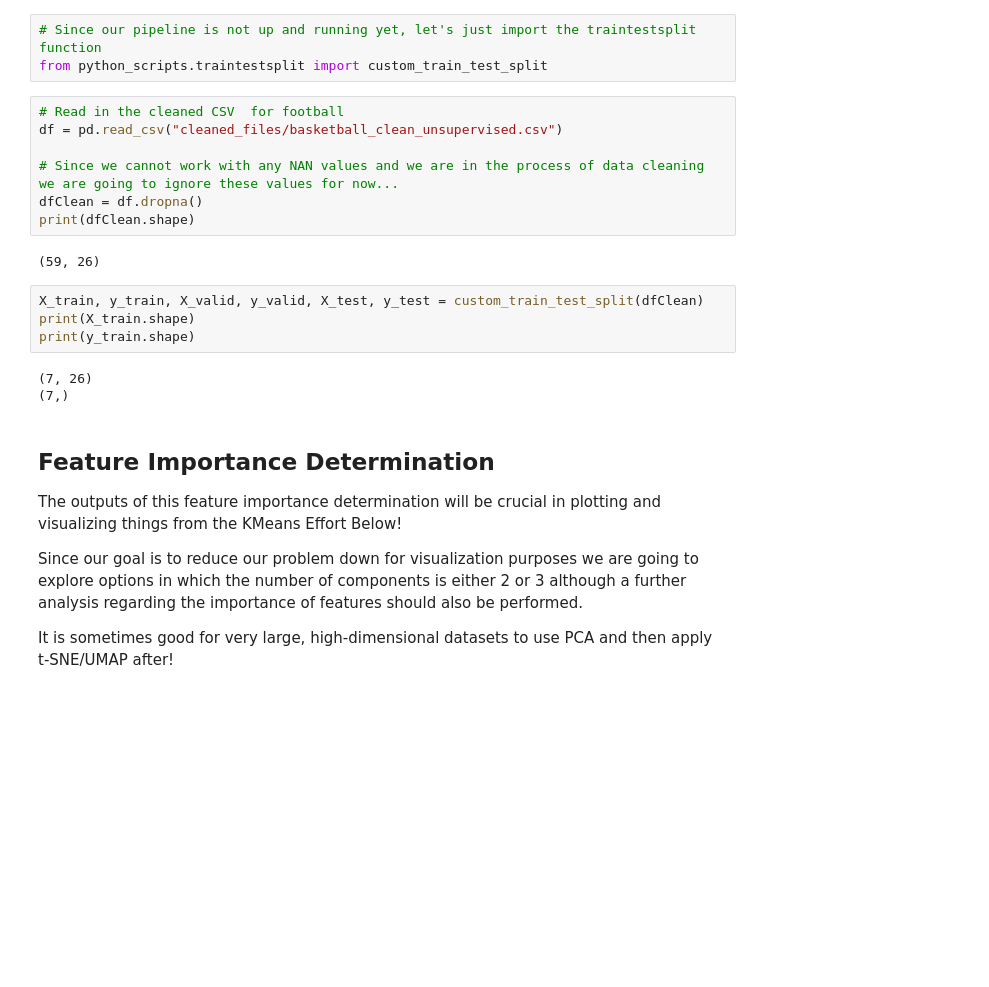
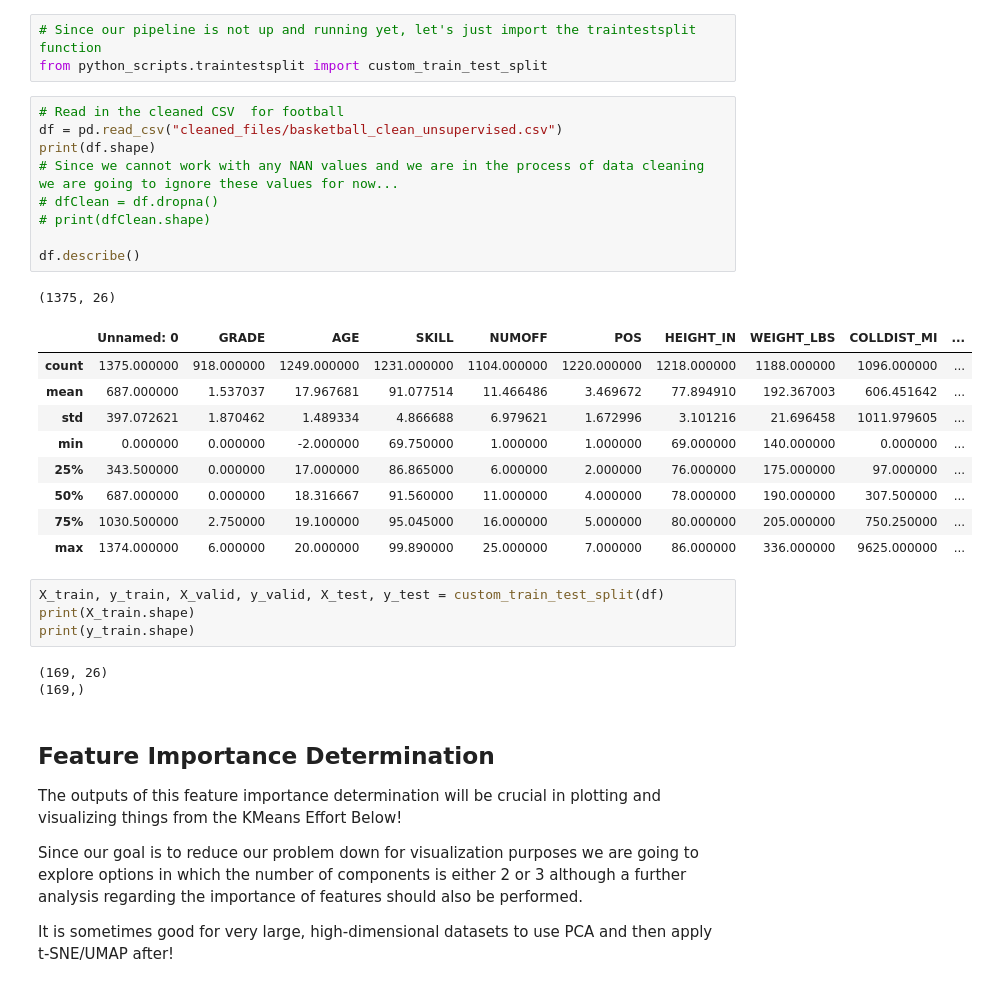
Before and after one commit to mvizzini951/MS2_NIL, a Jupyter notebook: unsupervised.ipynb, the cells around one changed output. Saved outputs shown, nothing was run; the diff lists cells and outputs as text; blank space fills up the shorter version.

```diff
--- a/unsupervised.ipynb
+++ b/unsupervised.ipynb
@@ -23,19 +23,30 @@ from python_scripts.traintestsplit import custom_train_test_split
 # %%
 # Read in the cleaned CSV  for football
 df = pd.read_csv("cleaned_files/basketball_clean_unsupervised.csv")
+print(df.shape)
+# Since we cannot work with any NAN values and we are in the process of data cleaning we are going to ignore these values for now...
+# dfClean = df.dropna()
+# print(dfClean.shape)
 
-# Since we cannot work with any NAN values and we are in the process of data cleaning we are going to ignore these values for now...
-dfClean = df.dropna()
-print(dfClean.shape)
+df.describe()
 # %% [output]
-(59, 26)
+(1375, 26)
+|  | Unnamed: 0 | GRADE | AGE | SKILL | NUMOFF | POS | HEIGHT_IN | WEIGHT_LBS | COLLDIST_MI | ... |
+| count | 1375.000000 | 918.000000 | 1249.000000 | 1231.000000 | 1104.000000 | 1220.000000 | 1218.000000 | 1188.000000 | 1096.000000 | ... |
+| mean | 687.000000 | 1.537037 | 17.967681 | 91.077514 | 11.466486 | 3.469672 | 77.894910 | 192.367003 | 606.451642 | ... |
+| std | 397.072621 | 1.870462 | 1.489334 | 4.866688 | 6.979621 | 1.672996 | 3.101216 | 21.696458 | 1011.979605 | ... |
+| min | 0.000000 | 0.000000 | -2.000000 | 69.750000 | 1.000000 | 1.000000 | 69.000000 | 140.000000 | 0.000000 | ... |
+| 25% | 343.500000 | 0.000000 | 17.000000 | 86.865000 | 6.000000 | 2.000000 | 76.000000 | 175.000000 | 97.000000 | ... |
+| 50% | 687.000000 | 0.000000 | 18.316667 | 91.560000 | 11.000000 | 4.000000 | 78.000000 | 190.000000 | 307.500000 | ... |
+| 75% | 1030.500000 | 2.750000 | 19.100000 | 95.045000 | 16.000000 | 5.000000 | 80.000000 | 205.000000 | 750.250000 | ... |
+| max | 1374.000000 | 6.000000 | 20.000000 | 99.890000 | 25.000000 | 7.000000 | 86.000000 | 336.000000 | 9625.000000 | ... |
 # %%
-X_train, y_train, X_valid, y_valid, X_test, y_test = custom_train_test_split(dfClean)
+X_train, y_train, X_valid, y_valid, X_test, y_test = custom_train_test_split(df)
 print(X_train.shape)
 print(y_train.shape)
 # %% [output]
-(7, 26)
-(7,)
+(169, 26)
+(169,)
 # %% [markdown]
 ## Feature Importance Determination
 
```
Also changed, not shown: parts of 3 cells of this notebook.
